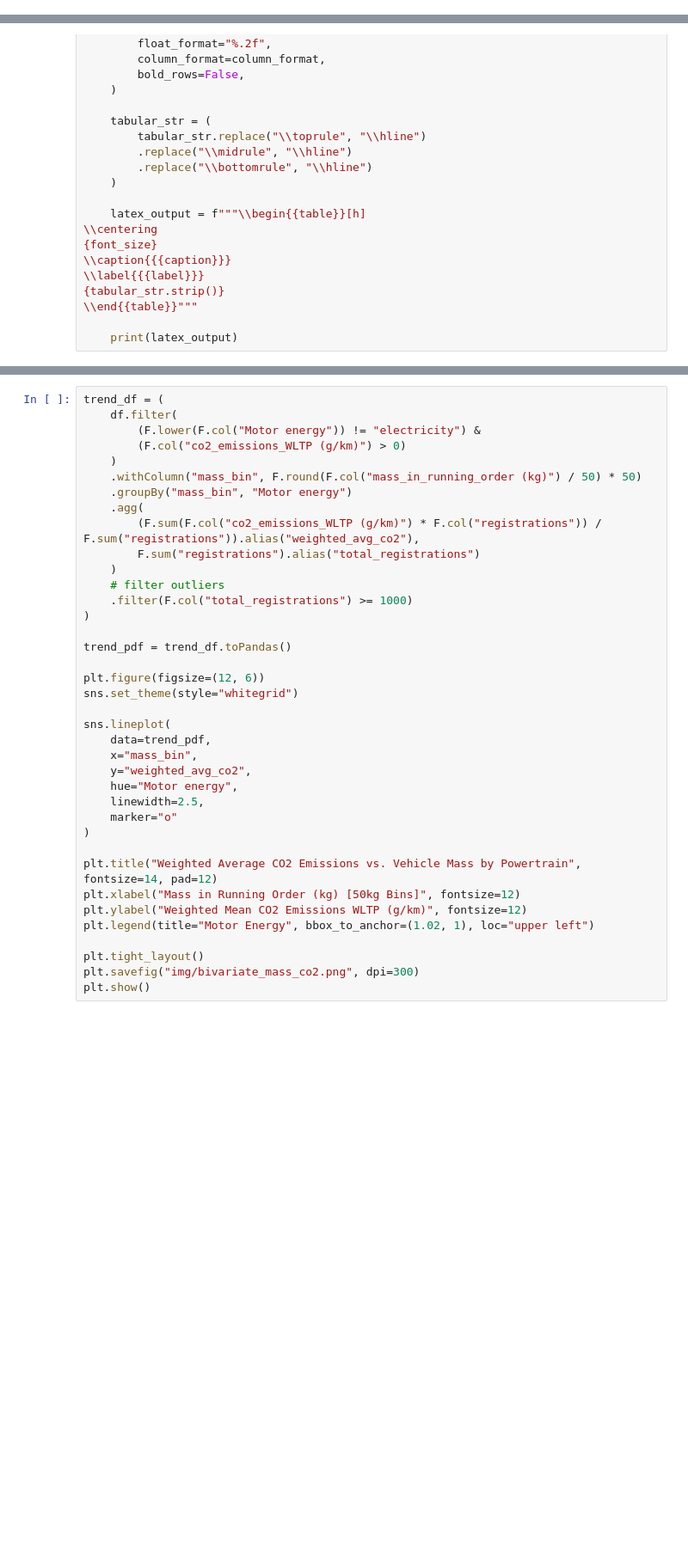
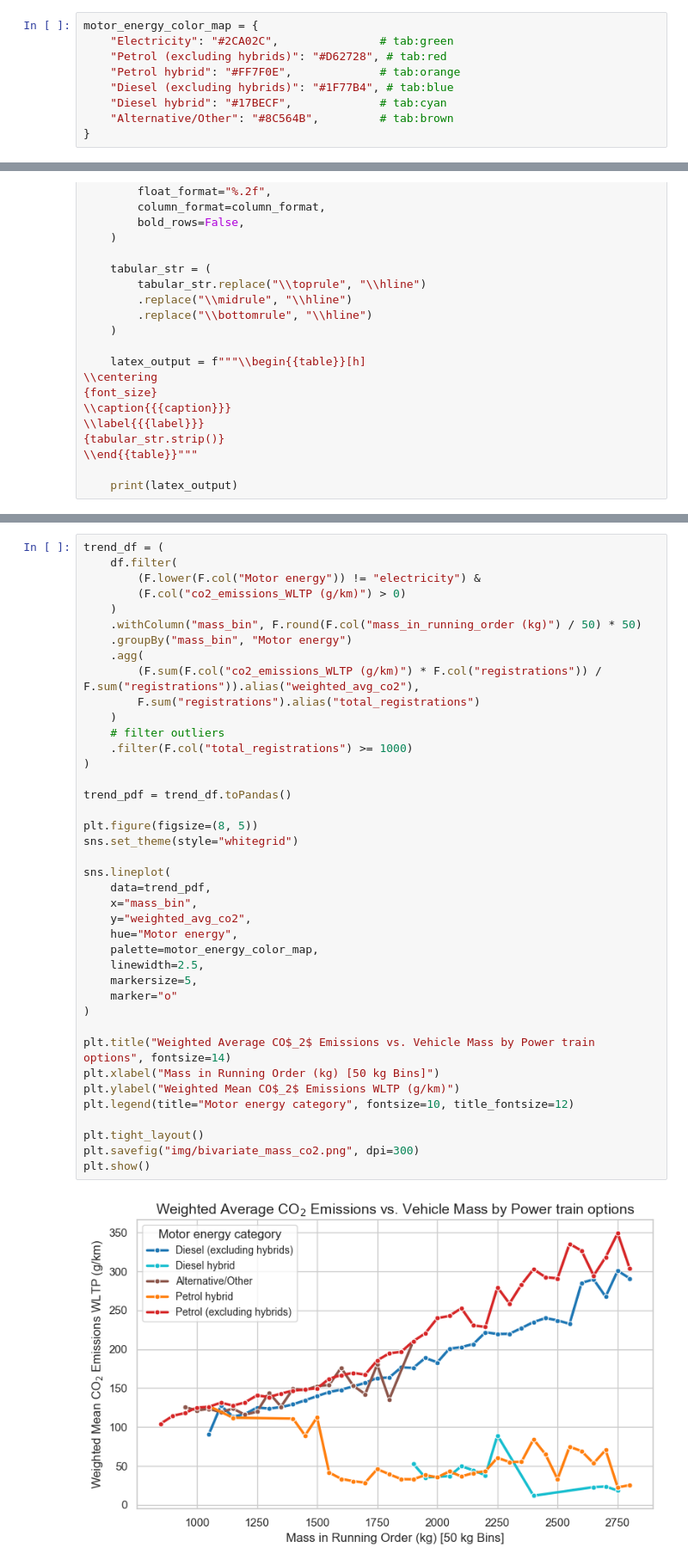
Before and after one commit to GianlucaRigatti/dataviz-project, a Jupyter notebook: technical_report/4_dataset_graphing_eea_co2_emissions_from_passenger_cars.ipynb, the cells around one changed output, grey strips where cells are left out. Shown at 86% size. Cells and saved outputs as stored; diff of their text form; blank space fills up the shorter version.

```diff
--- a/technical_report/4_dataset_graphing_eea_co2_emissions_from_passenger_cars.ipynb
+++ b/technical_report/4_dataset_graphing_eea_co2_emissions_from_passenger_cars.ipynb
@@ -15,3 +31,12 @@ df.show(10)
+# %%
+motor_energy_color_map = {
+    "Electricity": "#2CA02C",               # tab:green
+    "Petrol (excluding hybrids)": "#D62728", # tab:red
+    "Petrol hybrid": "#FF7F0E",             # tab:orange
+    "Diesel (excluding hybrids)": "#1F77B4", # tab:blue
+    "Diesel hybrid": "#17BECF",             # tab:cyan
+    "Alternative/Other": "#8C564B",         # tab:brown
+}
 # %%
 import pandas as pd
 import matplotlib.pyplot as plt
@@ -216,38 +306,42 @@ trend_df = (
         (F.lower(F.col("Motor energy")) != "electricity") &
         (F.col("co2_emissions_WLTP (g/km)") > 0)
     )
     .withColumn("mass_bin", F.round(F.col("mass_in_running_order (kg)") / 50) * 50)
     .groupBy("mass_bin", "Motor energy")
     .agg(
         (F.sum(F.col("co2_emissions_WLTP (g/km)") * F.col("registrations")) / F.sum("registrations")).alias("weighted_avg_co2"),
         F.sum("registrations").alias("total_registrations")
     )
     # filter outliers
     .filter(F.col("total_registrations") >= 1000)
 )
 
 trend_pdf = trend_df.toPandas()
 
-plt.figure(figsize=(12, 6))
+plt.figure(figsize=(8, 5))
 sns.set_theme(style="whitegrid")
 
 sns.lineplot(
     data=trend_pdf,
     x="mass_bin",
     y="weighted_avg_co2",
     hue="Motor energy",
+    palette=motor_energy_color_map,
     linewidth=2.5,
+    markersize=5,
     marker="o"
 )
 
-plt.title("Weighted Average CO2 Emissions vs. Vehicle Mass by Powertrain", fontsize=14, pad=12)
-plt.xlabel("Mass in Running Order (kg) [50kg Bins]", fontsize=12)
-plt.ylabel("Weighted Mean CO2 Emissions WLTP (g/km)", fontsize=12)
-plt.legend(title="Motor Energy", bbox_to_anchor=(1.02, 1), loc="upper left")
+plt.title("Weighted Average CO$_2$ Emissions vs. Vehicle Mass by Power train options", fontsize=14)
+plt.xlabel("Mass in Running Order (kg) [50 kg Bins]")
+plt.ylabel("Weighted Mean CO$_2$ Emissions WLTP (g/km)")
+plt.legend(title="Motor energy category", fontsize=10, title_fontsize=12)
 
 plt.tight_layout()
 plt.savefig("img/bivariate_mass_co2.png", dpi=300)
 plt.show()
+# %% [output]
+[figure, added]
 # %%
 from pyspark.sql.window import Window
 
```
Also changed, not shown: parts of 8 cells of this notebook, 3 other files.
